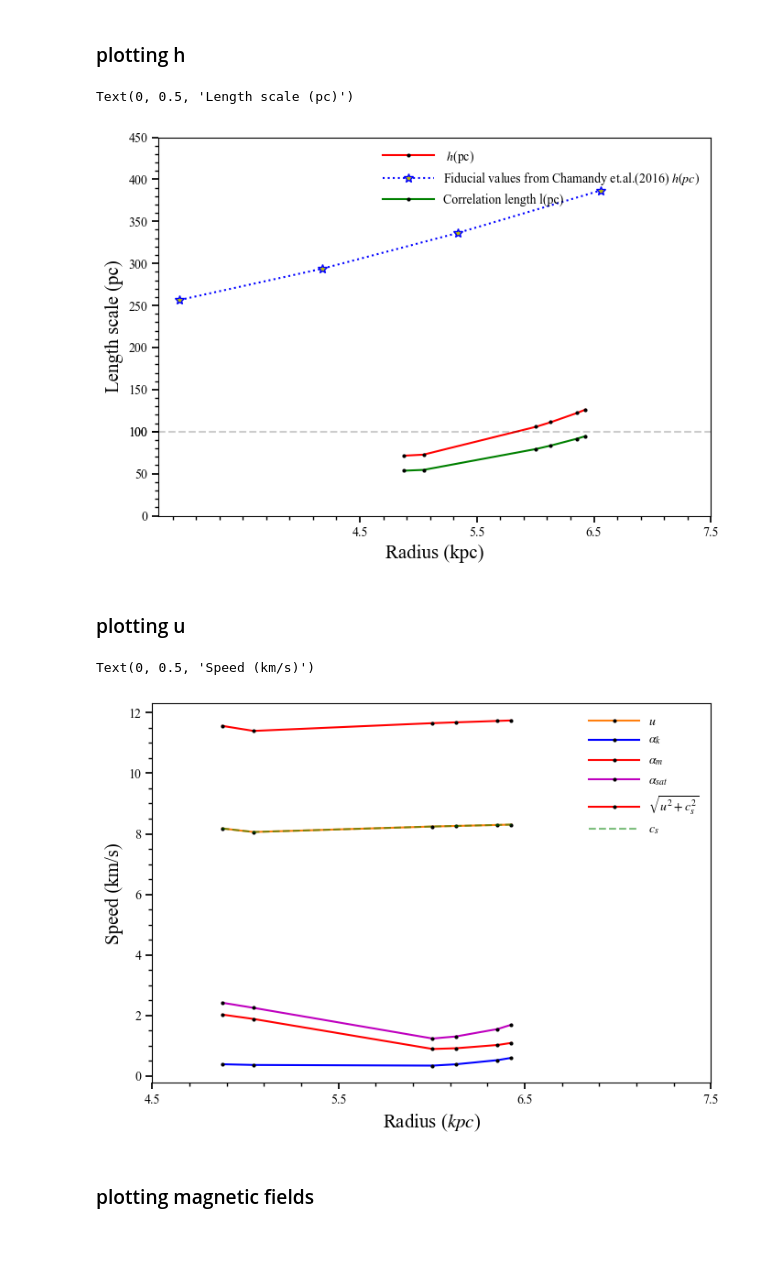
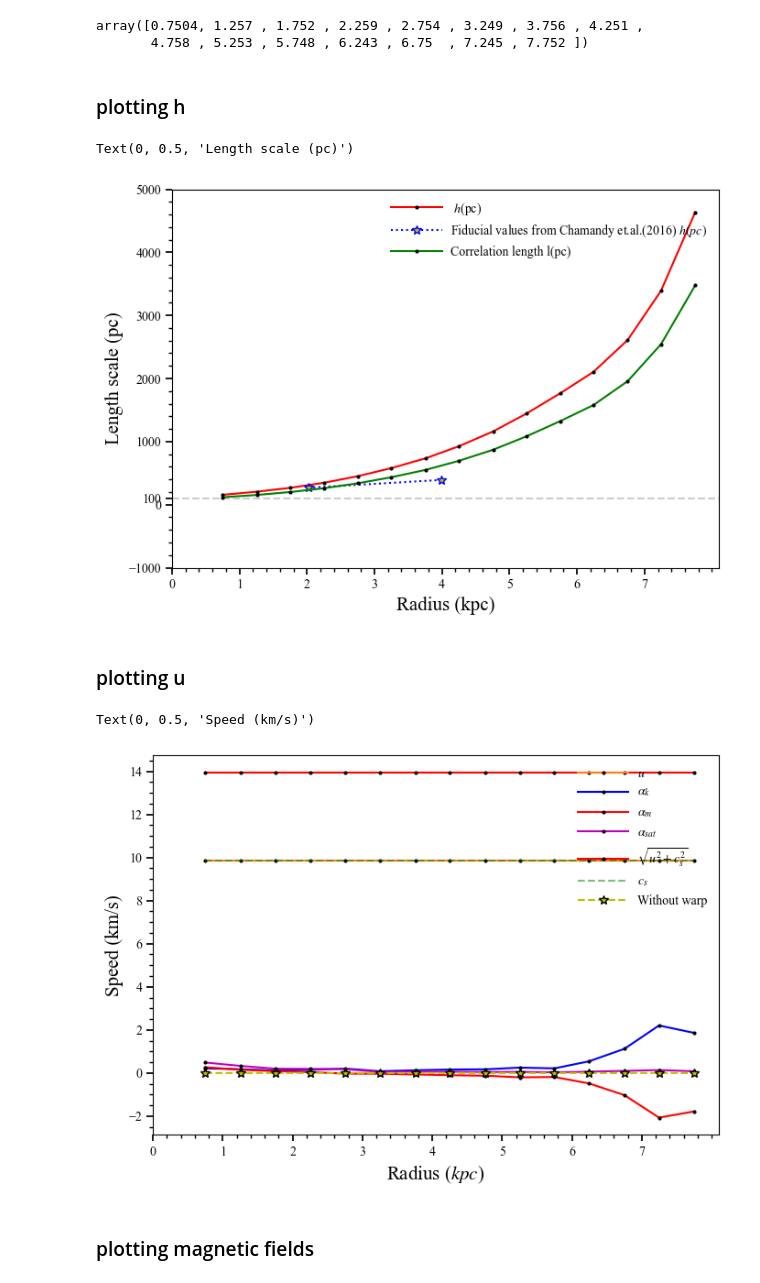
Before and after one commit to Rnazx/MSc.-Thesis, a Jupyter notebook: plots.ipynb, the cells around one changed output. Saved outputs shown, nothing was run; the diff lists cells and outputs as text; code cells hidden in the pictures; blank space fills up the shorter version.

Commit message:
m33 plots added

```diff
--- a/plots.ipynb
+++ b/plots.ipynb
@@ -62,12 +62,14 @@ with open(current_directory+ '\parameter_file.in', 'r') as FH:
 #####################################################################################################################
 # os.chdir(current_directory)
 os.chdir(current_directory)
-from data.data_magfield_observables_m51 import G_dat_Bord,G_dat_Breg,G_dat_Btot,rmdat_tanpo,rm_errdat_tanpo,M_dat_pb,err_M_dat_pb,m_errdat_tanpb,mrange,kpc_dat_r,pc_dat_h
+# from data.data_magfield_observables_m51 import G_dat_Bord,G_dat_Breg,G_dat_Btot,rmdat_tanpo,rm_errdat_tanpo,M_dat_pb,err_M_dat_pb,m_errdat_tanpb,mrange,kpc_dat_r,pc_dat_h
+from data.data_magfield_observables_m33 import G_dat_Bord,G_dat_Breg,G_dat_Btot,rmdat_tanpo,rm_errdat_tanpo,M_dat_pb,err_M_dat_pb,rm_errdat_tanpb,po_mrange,mrange,kpc_dat_r,pc_dat_h
 
 #######################################################################################################################################
 from get_magnetic_observables import omt, kah, taue_f, taur_f
 
-with open(current_directory+'\mag_observables_m51.pickle', 'rb') as f:
+#change file name here
+with open(current_directory+'\mag_observables_m33.pickle', 'rb') as f:
     kpc_r, h_f, l_f, u_f, cs_f, alphak_f, tau_f, biso_f, bani_f, Bbar_f, tanpB_f, tanpb_f = pickle.load(f)
 
 # with open('errors_quan.pickle', 'rb') as f:
@@ -105,12 +107,20 @@ alphasat_f = alphak_f + alpham_f
 # dat_u_warp = griddata(kpc_radius, np.sqrt(3)*kms_sigmaLOS_warp, kpc_r, method='linear',
 #                  fill_value=nan, rescale=False)*1e+5
 
+#########################################################################################################################################################
 # M51
+# os.chdir(current_directory)
+# from data.data_m51 import quant_list_ip,vel_disp
+
+# corrected_radius,dat_sigmatot,dat_sigmaHI,dat_sigmaH2, dat_q, dat_omega, dat_sigmasfr,temp,v= quant_list_ip
+# dat_u=vel_disp #this has been interpolated in data.m51
+#########################################################################################################################################################
+# M33
 os.chdir(current_directory)
-from data.data_m51 import quant_list_ip,vel_disp
+from data.data_conv_M33 import nandeleted_data,data_v_disp
+corrected_radius,dat_sigmatot,dat_sigmaHI,dat_sigmaH2, dat_q, dat_omega, dat_sigmasfr,temp=nandeleted_data
+dat_u=data_v_disp
 
-corrected_radius,dat_sigmatot,dat_sigmaHI,dat_sigmaH2, dat_q, dat_omega, dat_sigmasfr,temp,v= quant_list_ip
-dat_u=vel_disp #this has been interpolated in data.m51
 #########################################################################################################################################################
 
 os.chdir(current_directory)
@@ -172,3 +181,9 @@ Solved the magnetic expressions
+# %%
+len(corrected_radius)
+corrected_radius
+# %% [output]
+array([0.7504, 1.257 , 1.752 , 2.259 , 2.754 , 3.249 , 3.756 , 4.251 ,
+       4.758 , 5.253 , 5.748 , 6.243 , 6.75  , 7.245 , 7.752 ])
 # %%
 m = 2
 dm = 2.5
@@ -190,7 +205,7 @@ plt.rcParams["errorbar.capsize"] = 2
 # %%
 #change axis params here
 def axis_pars(ax):
-    ax.xaxis.set_ticks(np.arange(4.5, 8, 1))
+    ax.xaxis.set_ticks(np.arange(0, 8, 1))
     ax.xaxis.set_major_formatter(FormatStrFormatter('%g'))
     ax.tick_params(axis='both', which='minor',
                    labelsize=axis_textsize, colors='k', length=3, width=1)
@@ -225,7 +240,7 @@ ax.set_xlabel(r'Radius (kpc)', fontsize=fs)
 ax.set_ylabel(r'Length scale (pc)', fontsize=fs)
 # %% [output]
 Text(0, 0.5, 'Length scale (pc)')
-[figure, old version]
+[figure, new version]
 # %% [markdown]
 ### plotting u
 # %%
@@ -235,36 +250,36 @@ ax.plot(kpc_r, u_f/cm_km, color='tab:orange', marker='o', mfc='k',
 # fill_error(ax, u_f/cm_km,u_err/cm_km, 'tab:orange', 0.5)
 
 ax.plot(kpc_r, alphak_f/cm_km, color='b', marker='o',
               mfc='k', mec='k', markersize=m, label=r'$\alpha_k$')
 # fill_error(ax, alphak_f/cm_km,alphak_err/cm_km, 'blue')
 
 ax.plot(kpc_r, alpham_f/cm_km, color='r', marker='o',
               mfc='k', mec='k', markersize=m, label=r'$\alpha_m$')
 ax.plot(kpc_r, alphasat_f/cm_km, color='m', marker='o',
               mfc='k', mec='k', markersize=m, label=r'$\alpha_{sat}$')
 
 sig = np.sqrt(u_f**2 + cs_f**2)
 ax.plot(kpc_r, sig /
               cm_km, color='r', marker='o', mfc='k', mec='k', markersize=m, label=r'$\sqrt{u^2+c_s^2}$')
 # fill_error(ax, sig /cm_km,np.sqrt((u_f*u_err)**2 + (cs_f*cs_err)**2)/(sig*cm_km), 'r')
 
 ax.plot(kpc_r, cs_f /
               cm_km, color='g', linestyle='--', label=r'$c_s$', alpha = 0.5)
 # fill_error(ax, cs_f/cm_km,cs_err/cm_km, 'green')
 
-# ax.plot(kpc_r, dat_u/cm_km,
-            #    c='y', linestyle='--', label='Without warp',alpha = 1,marker='*',mfc='y',mec='k',mew=1, markersize = 7)
+ax.plot(corrected_radius, dat_u/cm_km,
+              c='y', linestyle='--', label='Without warp',alpha = 1,marker='*',mfc='y',mec='k',mew=1, markersize = 7)
 #next line is for warped u data for M51
 # ax.plot(kpc_r, dat_u_warp/cm_km,
             #   c='tab:cyan',  linestyle='dashdot', label='With warp', alpha = 0.3,marker='*',mfc='tab:cyan',mec='k',mew=1, markersize = 7)
 axis_pars(ax)
 
 #ax.set_ylim(0)
 ax.set_xlabel(r'Radius ($kpc$)', fontsize=fs)
 ax.set_ylabel(r'Speed (km/s)',  fontsize=fs)
 # %% [output]
 Text(0, 0.5, 'Speed (km/s)')
-[figure, old version]
+[figure, new version]
 # %% [markdown]
 ### plotting magnetic fields
 # %%
```
Also changed, not shown: parts of 9 cells of this notebook, 15 other files.
